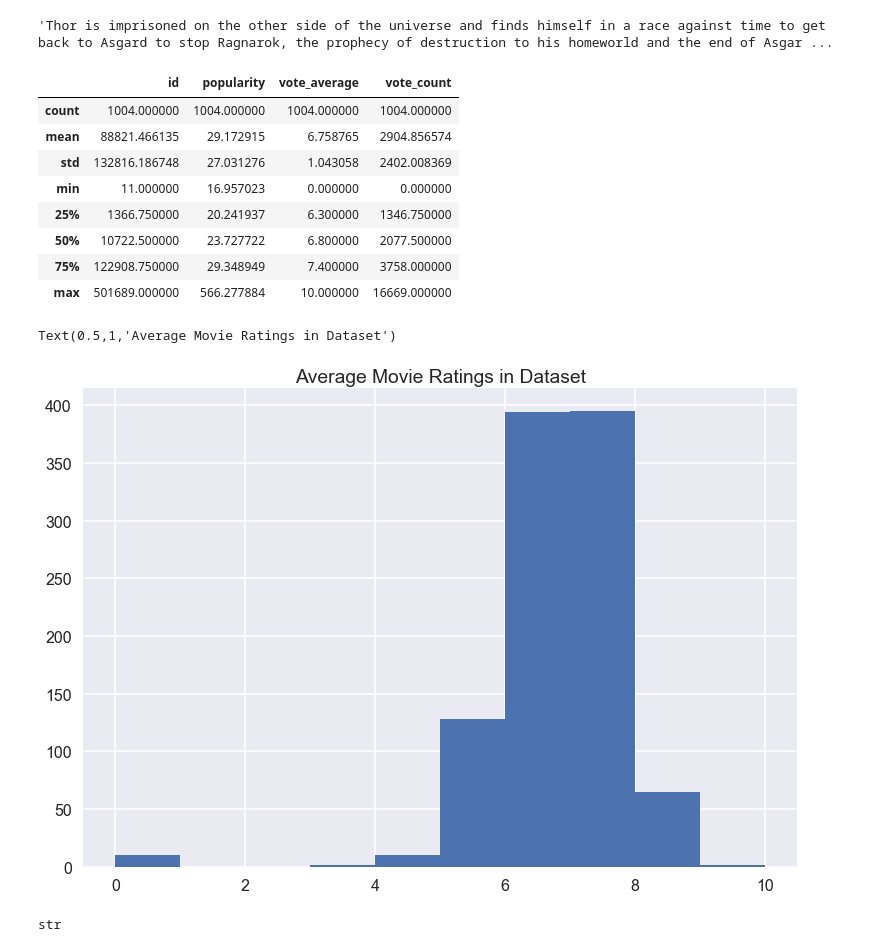
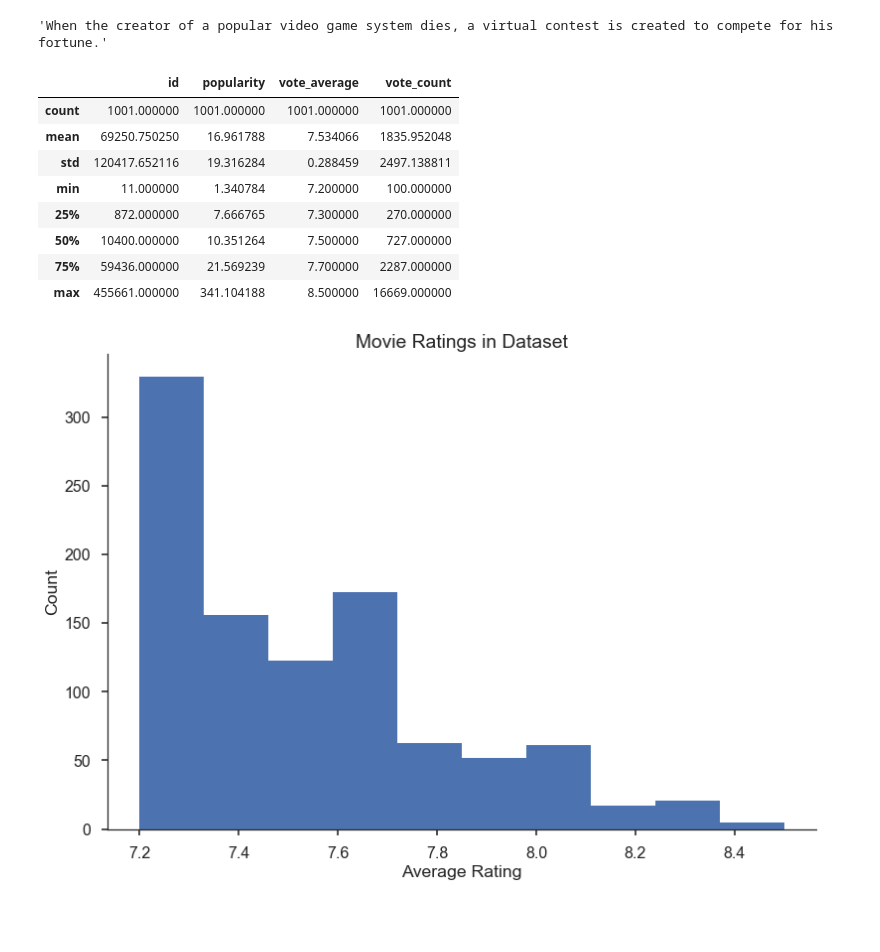
Before and after one commit to Nick-Morgan/Python-Movie-Genre-Predictor, a Jupyter notebook: EDA-Andrew.ipynb, the cells around one changed output. Saved outputs shown, nothing was run; the diff lists cells and outputs as text; code cells hidden in the pictures; blank space fills up the shorter version.

```diff
--- a/EDA-Andrew.ipynb
+++ b/EDA-Andrew.ipynb
@@ -7,4 +7,8 @@ import tmdbsimple as tmdb
 import requests
 import pandas as pd
 import time
+import numpy as np
+from ast import literal_eval
+from collections import Counter
 sns.set_context('poster')
+sns.set_style('ticks')
@@ -40,4 +48,5 @@ genreDict
 # %%
-movies = pd.read_csv('Data/movie_df.csv', encoding='utf8')
+movies = pd.read_csv('Data/movie_df.csv', encoding='utf8', converters={'genre_ids':literal_eval})
+movies.release_date = pd.to_datetime(movies.release_date)
 movies.head(20)
 # %% [output]
@@ -61,26 +70,24 @@ movies.head(20)
 # %%
 movies.overview[6]
 # %% [output]
-'Thor is imprisoned on the other side of the universe and finds himself in a race against time to get back to Asgard to stop Ragnarok, the prophecy of destruction to his homeworld and the end of Asgar ...
+'When the creator of a popular video game system dies, a virtual contest is created to compete for his fortune.'
 # %%
 movies.describe()
 # %% [output]
 |  | id | popularity | vote_average | vote_count |
-| count | 1004.000000 | 1004.000000 | 1004.000000 | 1004.000000 |
-| mean | 88821.466135 | 29.172915 | 6.758765 | 2904.856574 |
-| std | 132816.186748 | 27.031276 | 1.043058 | 2402.008369 |
-| min | 11.000000 | 16.957023 | 0.000000 | 0.000000 |
-| 25% | 1366.750000 | 20.241937 | 6.300000 | 1346.750000 |
-| 50% | 10722.500000 | 23.727722 | 6.800000 | 2077.500000 |
-| 75% | 122908.750000 | 29.348949 | 7.400000 | 3758.000000 |
-| max | 501689.000000 | 566.277884 | 10.000000 | 16669.000000 |
+| count | 1001.000000 | 1001.000000 | 1001.000000 | 1001.000000 |
+| mean | 69250.750250 | 16.961788 | 7.534066 | 1835.952048 |
+| std | 120417.652116 | 19.316284 | 0.288459 | 2497.138811 |
+| min | 11.000000 | 1.340784 | 7.200000 | 100.000000 |
+| 25% | 872.000000 | 7.666765 | 7.300000 | 270.000000 |
+| 50% | 10400.000000 | 10.351264 | 7.500000 | 727.000000 |
+| 75% | 59436.000000 | 21.569239 | 7.700000 | 2287.000000 |
+| max | 455661.000000 | 341.104188 | 8.500000 | 16669.000000 |
 # %%
 plt.hist(movies.vote_average)
 plt.title('Movie Ratings in Dataset')
+plt.xlabel('Average Rating')
+plt.ylabel('Count')
+sns.despine()
 # %% [output]
-Text(0.5,1,'Average Movie Ratings in Dataset')
-[figure, old version]
+[figure, new version]
-# %%
-type(movies.release_date[0])
-# %% [output]
-str
```
Also changed, not shown: parts of 6 cells of this notebook.
